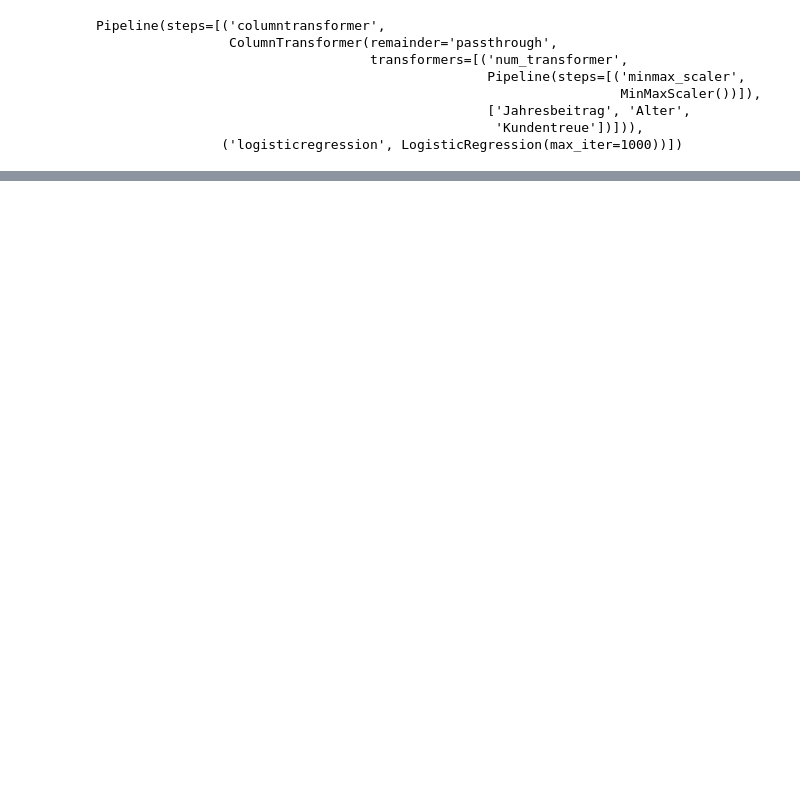
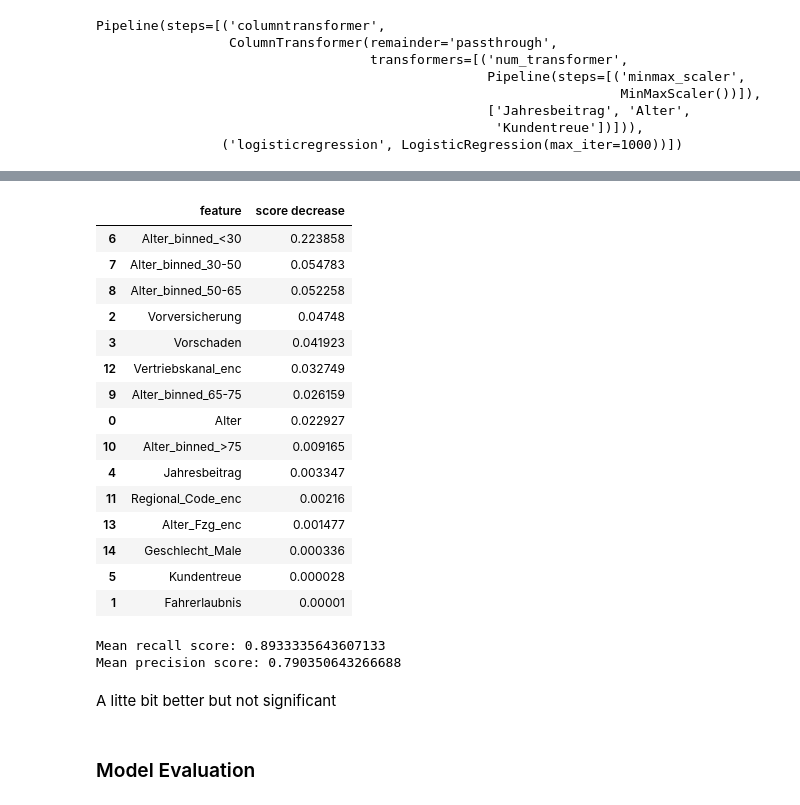
Before and after one commit to mariamorskovatykh/coding_challenge, a Jupyter notebook: affinity_modelling.ipynb, the cells around one changed output, grey strips where cells are left out. Saved outputs shown, nothing was run; the diff lists cells and outputs as text; code cells hidden in the pictures; blank space fills up the shorter version.

```diff
--- a/affinity_modelling.ipynb
+++ b/affinity_modelling.ipynb
@@ -479,0 +602,34 @@ It is now far better. We can also try to find good precision-recall tradeoff and
+# %%
+from sklearn.inspection import permutation_importance
+
+# Fit model
+log_model = pipeline.fit(X_train_resampled, y_train_resampled)
+
+# Performs Permutation
+permutation_score = permutation_importance(log_model, X_train_resampled, y_train_resampled, n_repeats=10)
+
+# Unstack results showing the decrease in performance after shuffling features
+importance_df = pd.DataFrame(np.vstack((X_train_resampled.columns,
+                                        permutation_score.importances_mean)).T)
+importance_df.columns=['feature','score decrease']
+importance_df['score decrease'] = importance_df['score decrease'].abs()
+
+# Show the important features
+importance_df.sort_values(by="score decrease", ascending = False)
+# %% [output]
+|  | feature | score decrease |
+| 6 | Alter_binned_<30 | 0.223858 |
+| 7 | Alter_binned_30-50 | 0.054783 |
+| 8 | Alter_binned_50-65 | 0.052258 |
+| 2 | Vorversicherung | 0.04748 |
+| 3 | Vorschaden | 0.041923 |
+| 12 | Vertriebskanal_enc | 0.032749 |
+| 9 | Alter_binned_65-75 | 0.026159 |
+| 0 | Alter | 0.022927 |
+| 10 | Alter_binned_>75 | 0.009165 |
+| 4 | Jahresbeitrag | 0.003347 |
+| 11 | Regional_Code_enc | 0.00216 |
+| 13 | Alter_Fzg_enc | 0.001477 |
+| 14 | Geschlecht_Male | 0.000336 |
+| 5 | Kundentreue | 0.000028 |
+| 1 | Fahrerlaubnis | 0.00001 |
@@ -479,0 +639,19 @@ It is now far better. We can also try to find good precision-recall tradeoff and
+# %%
+# Re-instantiate pipeline
+log_model = pipeline.fit(X_train_resampled, y_train_resampled)
+
+# Cross-validate the model again
+recall_scores = cross_val_score(log_model, X_train_resampled, y_train_resampled, cv=5, scoring='recall')
+mean_recall = recall_scores.mean()
+print("Mean recall score:", mean_recall)
+
+recall_scores = cross_val_score(log_model, X_train_resampled, y_train_resampled, cv=5, scoring='precision')
+mean_recall = recall_scores.mean()
+print("Mean precision score:", mean_recall)
+# %% [output]
+Mean recall score: 0.8933335643607133
+Mean precision score: 0.790350643266688
+# %% [markdown]
+A litte bit better but not significant
+# %% [markdown]
+### Model Evaluation
```
Also changed, not shown: parts of 71 cells of this notebook.
